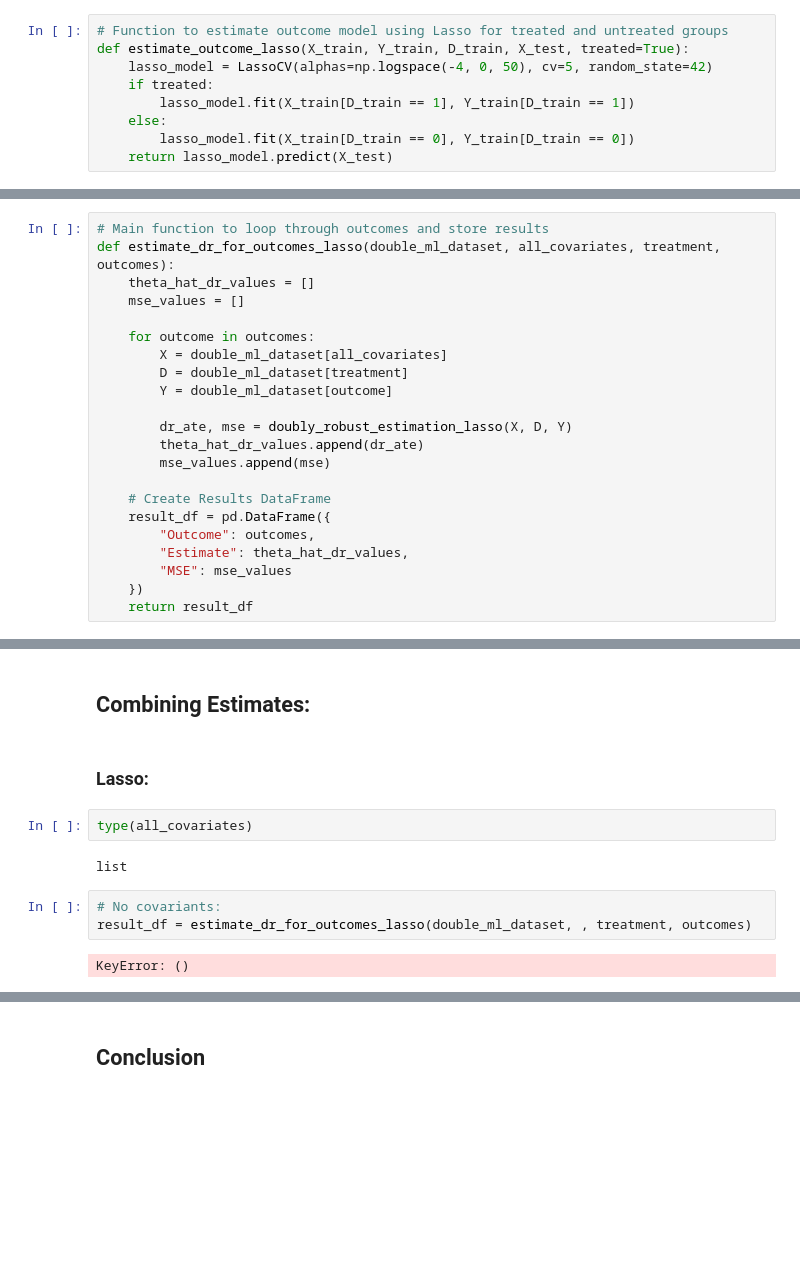
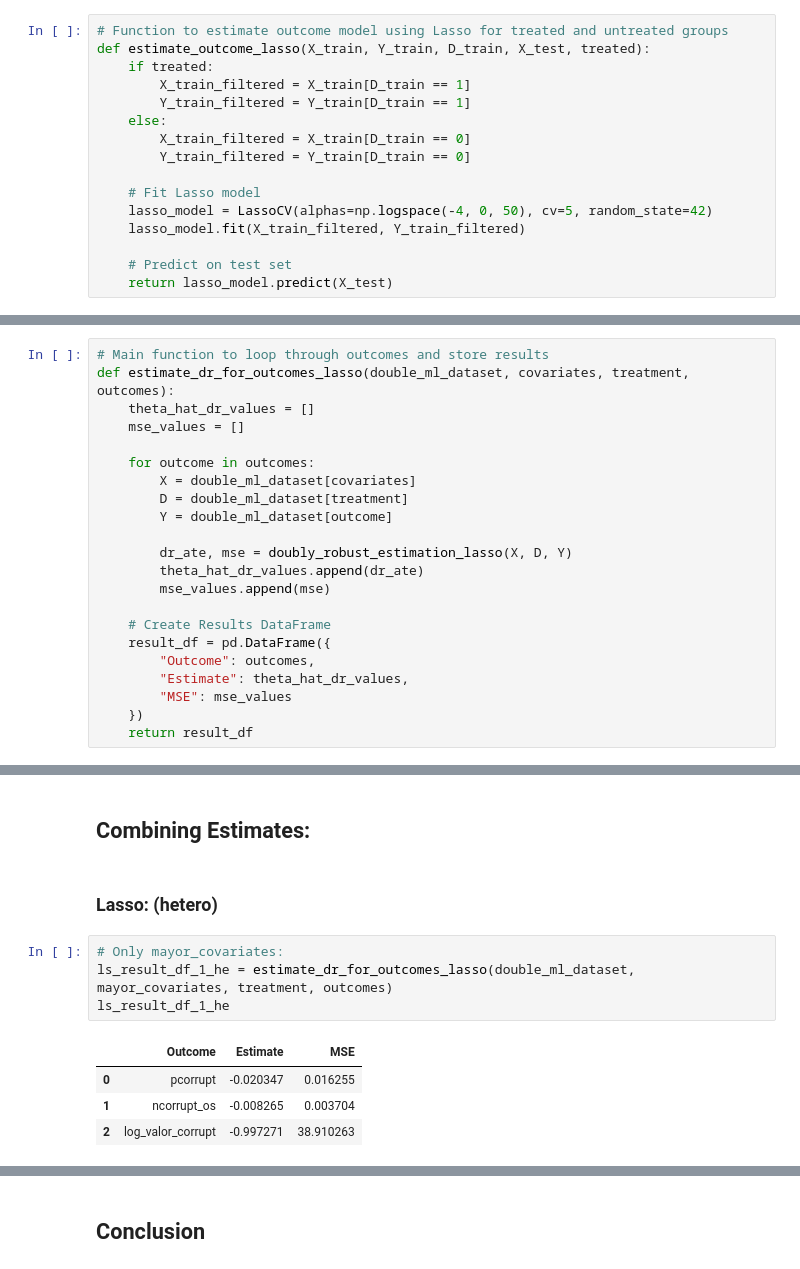
Before and after one commit to TestonMonday/ECON4140, a Jupyter notebook: Corruption Analysis.ipynb, the cells around one changed output, grey strips where cells are left out. Drawn from its saved outputs; the diff is of its cells as text; blank space fills up the shorter version.

Commit message:
hetero table done

```diff
--- a/Corruption Analysis.ipynb
+++ b/Corruption Analysis.ipynb
@@ -121,12 +121,19 @@ def estimate_propensity_scores_lasso(X_train, D_train, X_test):
     return propensity_scores
 # %%
 # Function to estimate outcome model using Lasso for treated and untreated groups
-def estimate_outcome_lasso(X_train, Y_train, D_train, X_test, treated=True):
+def estimate_outcome_lasso(X_train, Y_train, D_train, X_test, treated):
+    if treated:
+        X_train_filtered = X_train[D_train == 1]
+        Y_train_filtered = Y_train[D_train == 1]
+    else:
+        X_train_filtered = X_train[D_train == 0]
+        Y_train_filtered = Y_train[D_train == 0]
+
+    # Fit Lasso model
     lasso_model = LassoCV(alphas=np.logspace(-4, 0, 50), cv=5, random_state=42)
-    if treated:
-        lasso_model.fit(X_train[D_train == 1], Y_train[D_train == 1])
-    else:
-        lasso_model.fit(X_train[D_train == 0], Y_train[D_train == 0])
+    lasso_model.fit(X_train_filtered, Y_train_filtered)
+
+    # Predict on test set
     return lasso_model.predict(X_test)
 # %%
 # Function to perform doubly robust estimation with cross-fitting
@@ -184,12 +191,12 @@ def doubly_robust_estimation_lasso(X, D, Y, k_folds=5):
     return np.mean(W_hat_dr_values), np.mean(mse_fold)
 # %%
 # Main function to loop through outcomes and store results
-def estimate_dr_for_outcomes_lasso(double_ml_dataset, all_covariates, treatment, outcomes):
+def estimate_dr_for_outcomes_lasso(double_ml_dataset, covariates, treatment, outcomes):
     theta_hat_dr_values = []
     mse_values = []
 
     for outcome in outcomes:
-        X = double_ml_dataset[all_covariates]
+        X = double_ml_dataset[covariates]
         D = double_ml_dataset[treatment]
         Y = double_ml_dataset[outcome]
 
@@ -1228,13 +1225,13 @@ Doubly Robust Treatment Effect Estimates with Cross-Fitting (Homogeneous, Gradie
 # %% [markdown]
 ## Combining Estimates:
 # %% [markdown]
-### Lasso:
+### Lasso: (hetero)
-# %%
-type(all_covariates)
-# %% [output]
-list
 # %%
-# No covariants:
-result_df = estimate_dr_for_outcomes_lasso(double_ml_dataset, , treatment, outcomes)
+# Only mayor_covariates:
+ls_result_df_1_he = estimate_dr_for_outcomes_lasso(double_ml_dataset, mayor_covariates, treatment, outcomes)
+ls_result_df_1_he
 # %% [output]
-KeyError: ()
+|  | Outcome | Estimate | MSE |
+| 0 | pcorrupt | -0.020347 | 0.016255 |
+| 1 | ncorrupt_os | -0.008265 | 0.003704 |
+| 2 | log_valor_corrupt | -0.997271 | 38.910263 |
```
Also changed, not shown: parts of 25 cells of this notebook.
